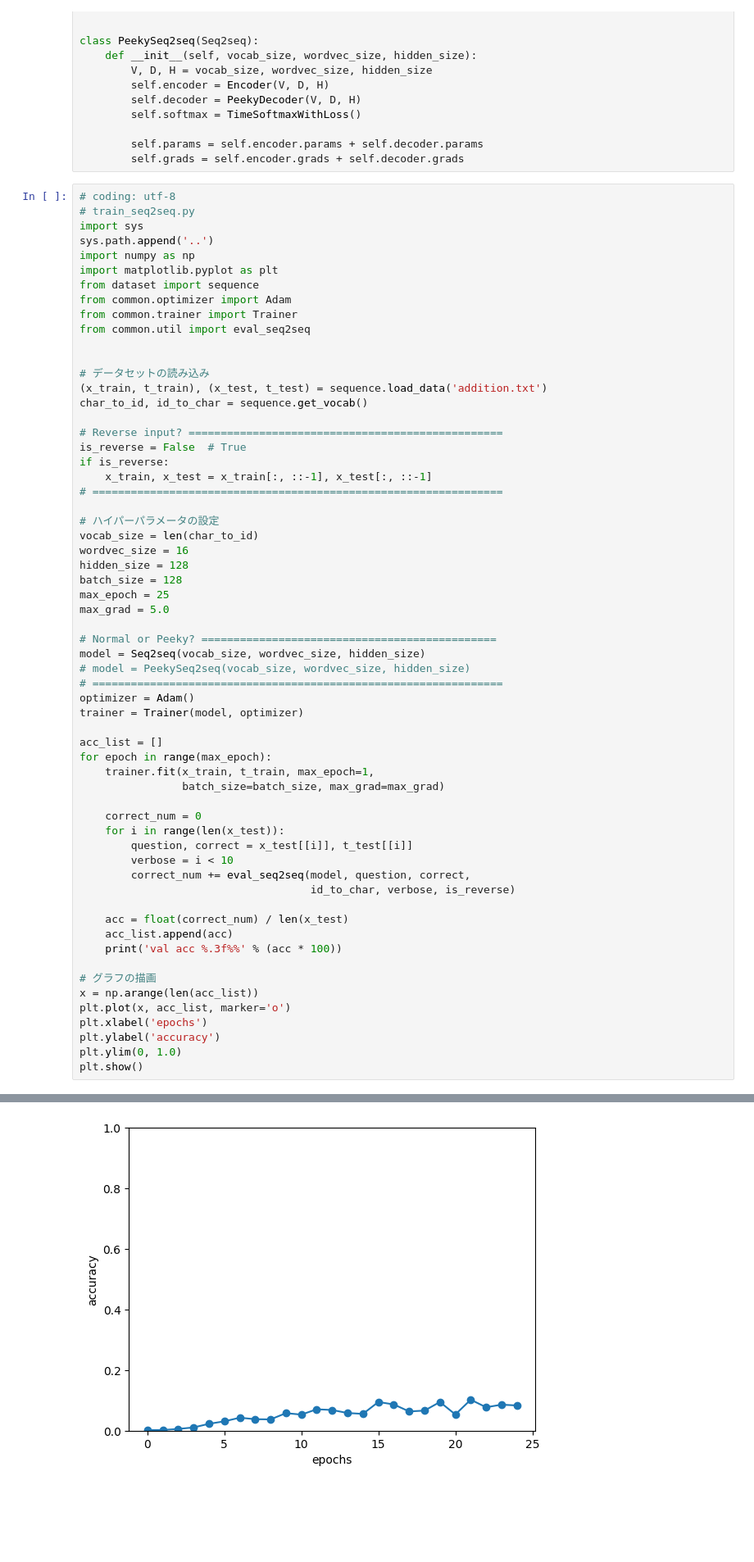
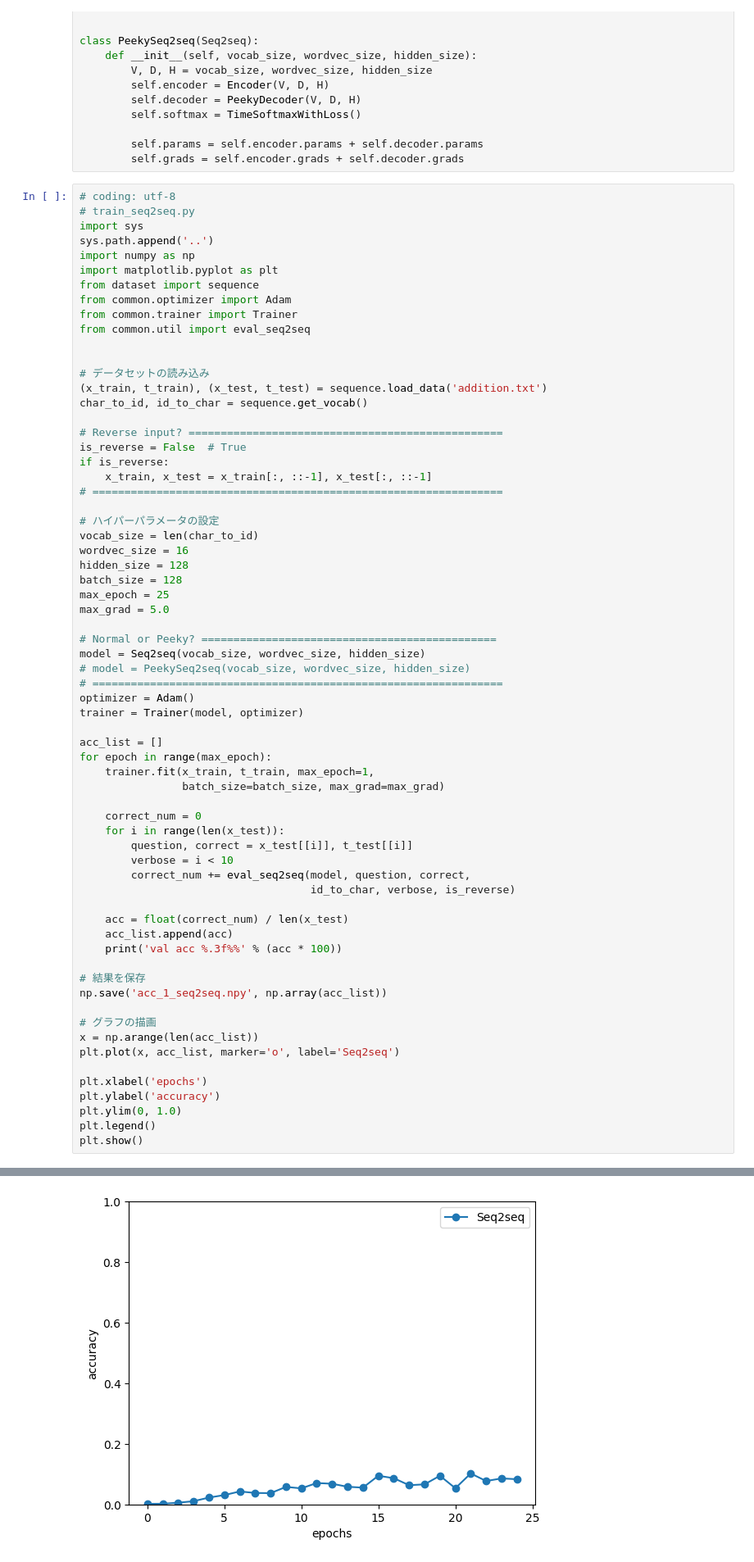
Before and after one commit to AcademiXBase/deep-learning-from-scratch-2, a Jupyter notebook: notebooks/ch07.ipynb, the cells around one changed output, grey strips where cells are left out. Shown at 82% size. Cells and saved outputs as stored; diff of their text form; blank space fills up the shorter version.

```diff
--- a/notebooks/ch07.ipynb
+++ b/notebooks/ch07.ipynb
@@ -426,12 +426,17 @@ for epoch in range(max_epoch):
     acc_list.append(acc)
     print('val acc %.3f%%' % (acc * 100))
 
+# 結果を保存
+np.save('acc_1_seq2seq.npy', np.array(acc_list))
+
 # グラフの描画
 x = np.arange(len(acc_list))
-plt.plot(x, acc_list, marker='o')
+plt.plot(x, acc_list, marker='o', label='Seq2seq')
+
 plt.xlabel('epochs')
 plt.ylabel('accuracy')
 plt.ylim(0, 1.0)
+plt.legend()
 plt.show()
 # %% [output]
 | epoch 1 |  iter 1 / 351 | time 0[s] | loss 2.56
@@ -449,9 +454,9 @@ plt.show()
 ... (1459 lines left out)
 T 236
 ☒ 239
 ---
 val acc 8.320%
-[figure, old version]
+[figure, new version]
 # %%
 # coding: utf-8
 # train_seq2seq.py
```
Also changed, not shown: parts of 3 cells of this notebook.
